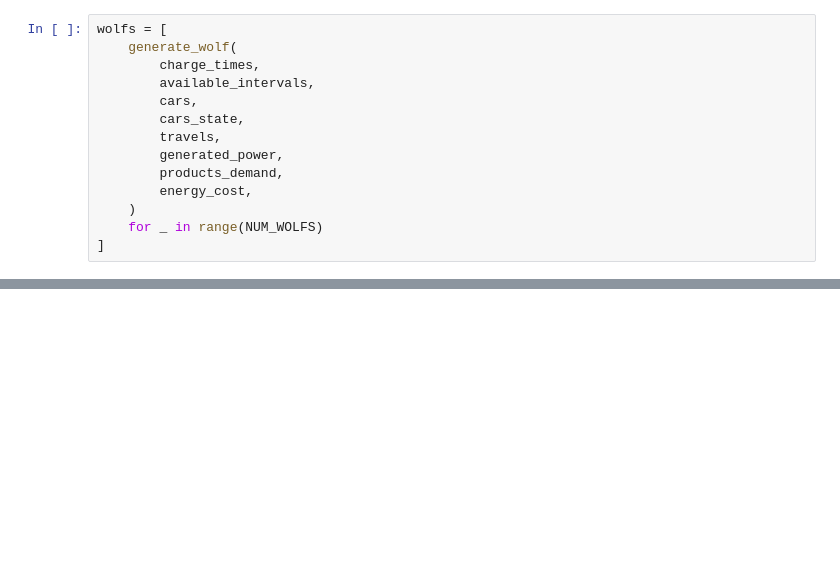
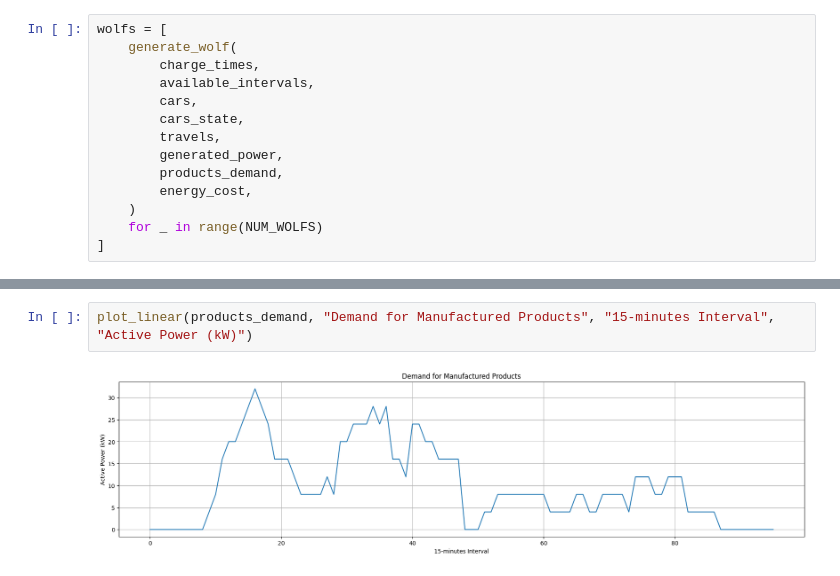
Before and after one commit to pachecowillians/grey-wolf-optimization, a Jupyter notebook: gwo_evrp.ipynb, the cells around one changed output, grey strips where cells are left out. Drawn from its saved outputs; the diff is of its cells as text; blank space fills up the shorter version.

```diff
--- a/gwo_evrp.ipynb
+++ b/gwo_evrp.ipynb
@@ -569,0 +609,4 @@ print(wolfs[0])
+# %%
+plot_linear(products_demand, "Demand for Manufactured Products", "15-minutes Interval", "Active Power (kW)")
+# %% [output]
+[figure, added]
```
Also changed, not shown: parts of 20 cells of this notebook.
